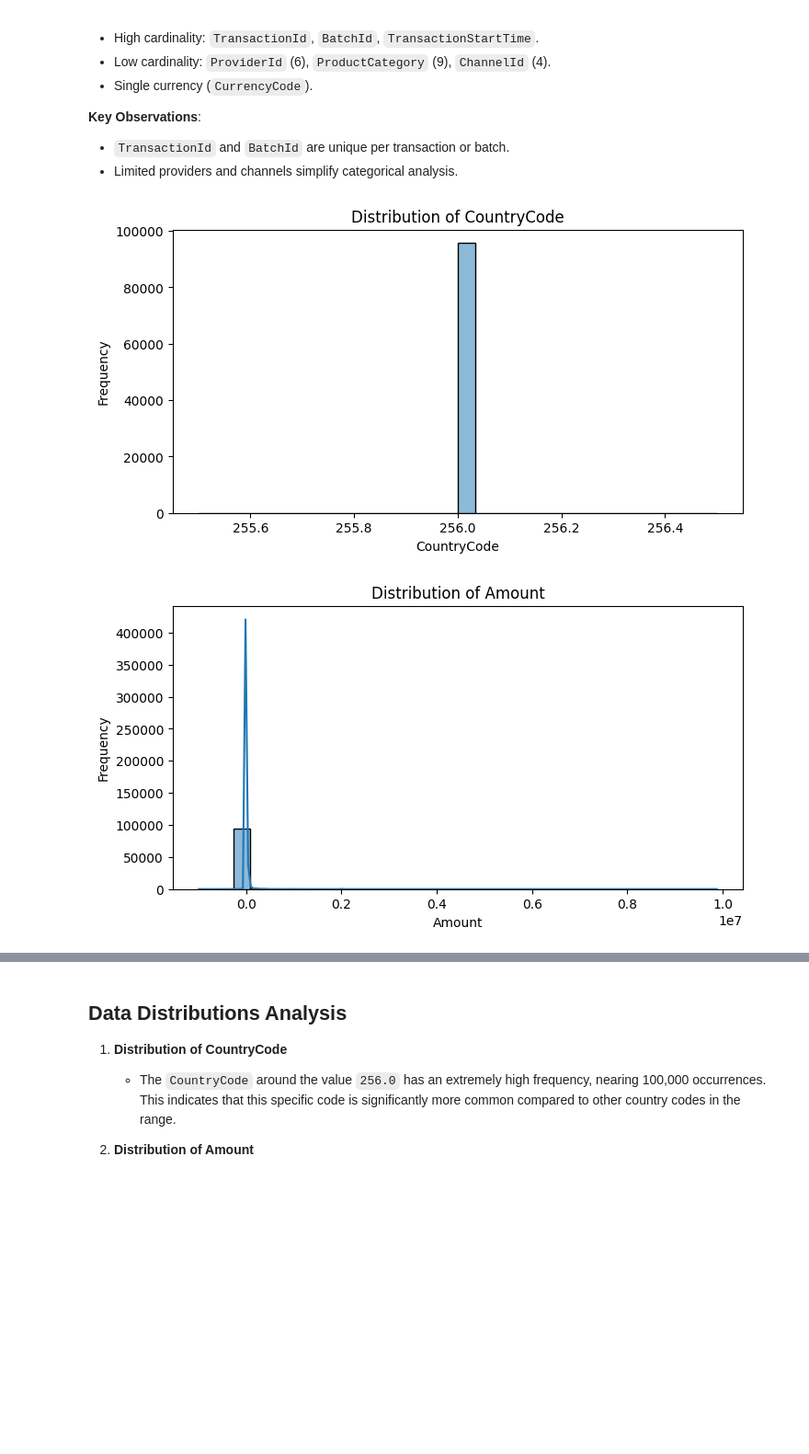
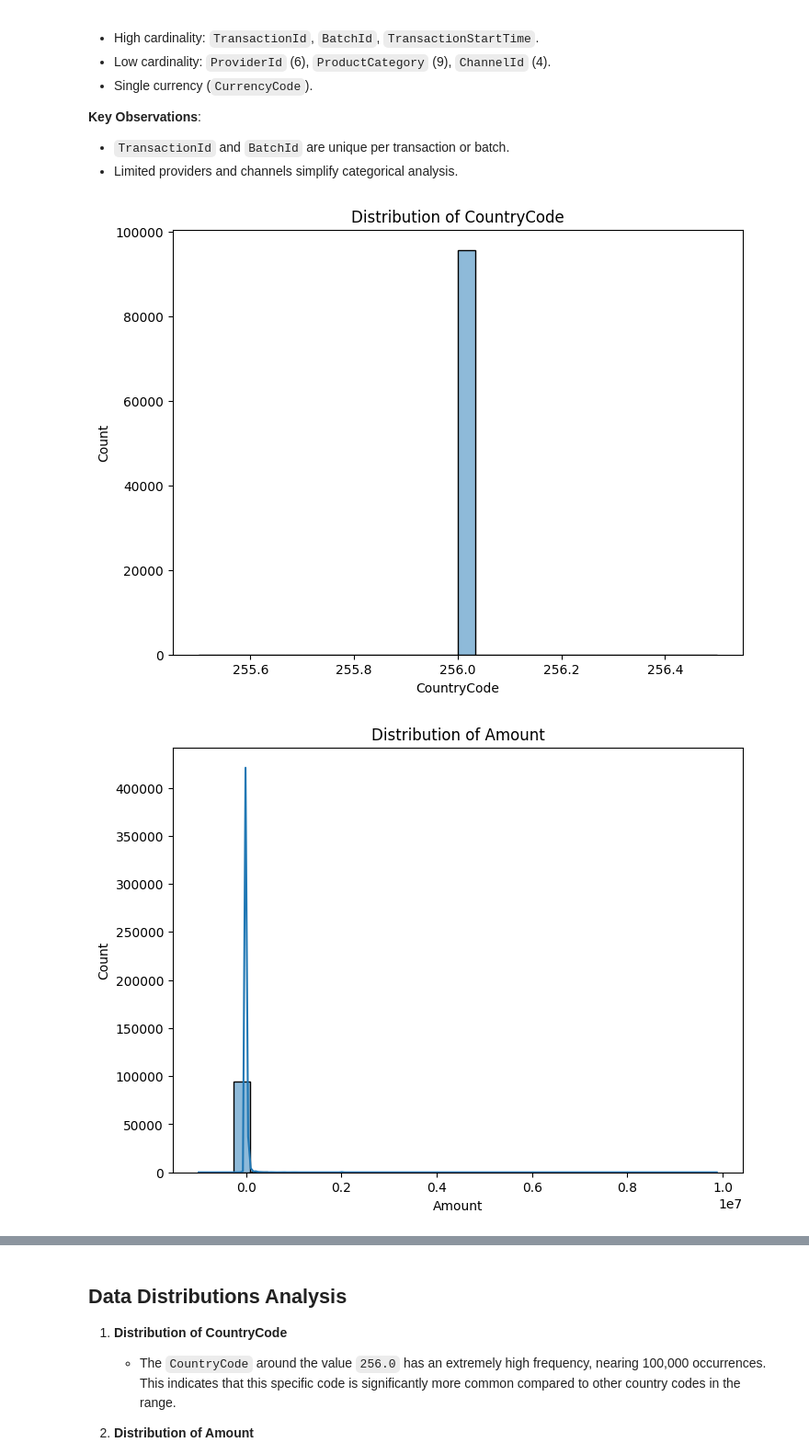
Before and after one commit to b-sam16/Credit-Scoring-Model, a Jupyter notebook: notebooks/eda.ipynb, the cells around one changed output, grey strips where cells are left out. Shown at 92% size. Cells and saved outputs as stored; diff of their text form; code cells hidden in the pictures; blank space fills up the shorter version.

Commit message:
Modified Explaratory data Analysis.

```diff
--- a/notebooks/eda.ipynb
+++ b/notebooks/eda.ipynb
@@ -19,3 +15,4 @@ from data_cleaner import DataCleaner
 # %%
 # Load the raw_data
 raw_data = pd.read_csv('../data/raw/data.csv')
+eda = EDAHandler(raw_data)
@@ -133,7 +131,7 @@ visualizer = DataVisualizer(raw_data)
 # %%
 
 # Visualize numerical distributions
-visualizer.plot_numerical_distribution()
+eda.distribution_of_numerical_features()
 # %% [output]
-[figure, old version]
+[figure, new version]
-[figure, old version]
+[figure, new version]
```
Also changed, not shown: parts of 20 cells of this notebook, 2 other files.
